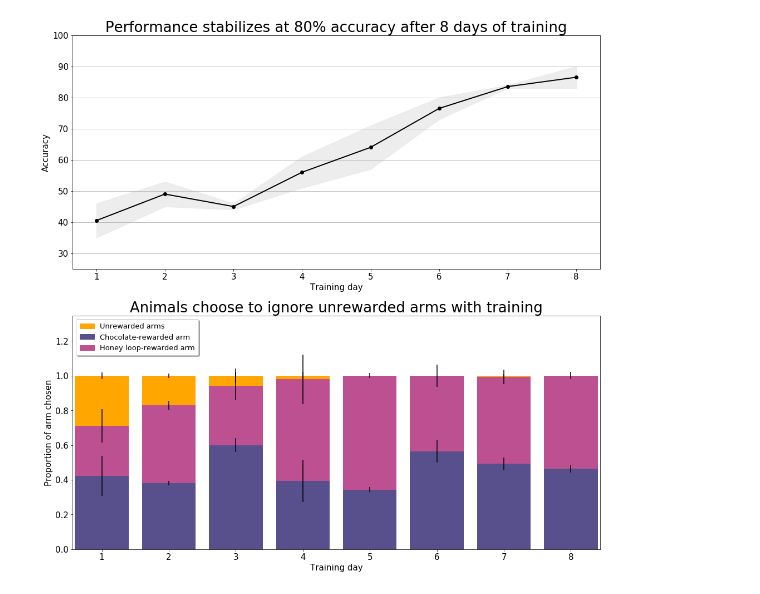
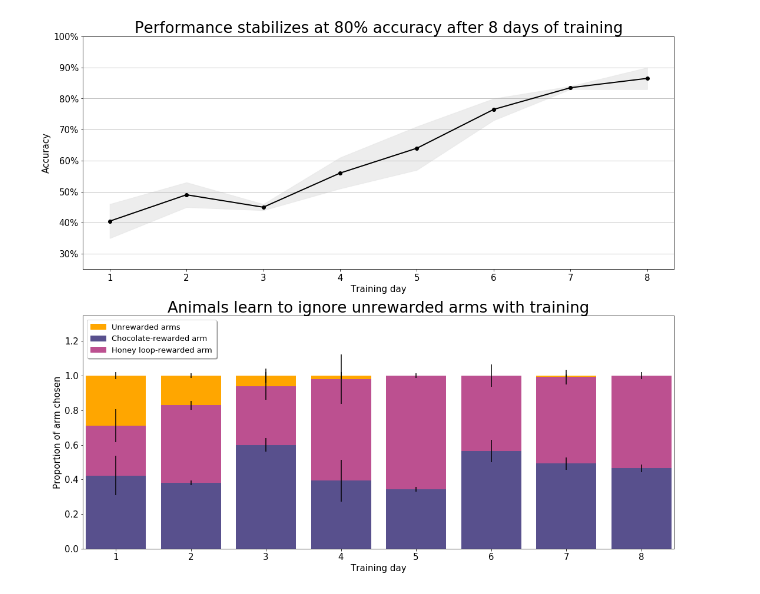
Before and after one commit to shauryagoyall/Andrea-Data, a Jupyter notebook: analyzeBehavior-v3.ipynb, the cells around one changed output. Cells and saved outputs as stored; diff of their text form; code cells hidden in the pictures.

Commit message:
fixed % on y-label for subplot 1, changed title on subplot 2, tried to align x-axes for subplots but didn't succeed

```diff
--- a/analyzeBehavior-v3.ipynb
+++ b/analyzeBehavior-v3.ipynb
@@ -60,7 +61,7 @@ arm_choice_mean = np.mean([arm_choice_JC240[0:8], arm_choice_JC241[0:8]], axis=0
 arm_choice_sem = stats.sem([arm_choice_JC240[0:8], arm_choice_JC241[0:8]], axis=0)
 # %%
 # Plot accuracy and arm choice before third flavor introduced
-fig = plt.figure(figsize=(17,17))
+fig = plt.figure(figsize=(18,16))
 # plt.suptitle("Performance stabilizes at 80% accuracy after 8 days of training", fontsize = 26, y=0.93)
 plt.tight_layout()
 
@@ -72,36 +73,37 @@ ax1 = fig.add_subplot(211)
 ax1.plot(sessions_JC240[0:8], accuracy_mean, color='k', linewidth=2, marker='o') # decided to plot mean instead
 # ax1.errorbar(sessions_JC240[0:8], accuracy_mean, yerr=accuracy_sem) # error bars
 ax1.fill_between(sessions_JC240[0:8], accuracy_mean-accuracy_sem, accuracy_mean+accuracy_sem, color='0.9', alpha=0.7) # standard error shading
 ax1.set_title("Performance stabilizes at 80% accuracy after 8 days of training", fontsize=26)
 ax1.set_xlabel("Training day", fontsize=15)
 ax1.tick_params(labelsize=15)
 ax1.set_ylabel("Accuracy", fontsize=15)
-# ax1.yaxis.set_major_formatter('{x:,.0f}%') # this doesn't run on home computer
+ax1.xaxis.set_major_locator(mtick.MultipleLocator(1))
+# ax1.yaxis.set_major_formatter('{x:,.0f}%') # this doesn't run on laptop
+ax1.yaxis.set_major_formatter(mtick.FormatStrFormatter('%.0f%%')) # runs on laptop
 ax1.set_ylim(25,100)
 ax1.yaxis.grid()
 
 
 # Arm choice
 ax2 = fig.add_subplot(212)
 ax2.bar(sessions_JC240[0:8], arm_choice_mean[0:8,0], color='#58508d', yerr = arm_choice_sem[:,0])
 ax2.bar(sessions_JC240[0:8], arm_choice_mean[0:8,1], color='#bc5090', yerr = arm_choice_sem[:,1], bottom=arm_choice_mean[0:8,0]) # arm 7
 ax2.bar(sessions_JC240[0:8], arm_choice_mean[0:8,2], color='#ffa600', yerr = arm_choice_sem[:,2], bottom=arm_choice_mean[0:8,0]+arm_choice_mean[0:8,1]) # other arms
-# ax2.set_ylim(0,1.4)
-ax2.set_title("Animals choose to ignore unrewarded arms with training", fontsize=26)
+ax2.set_title("Animals learn to ignore unrewarded arms with training", fontsize=26)
 ax2.set_xlabel("Training day", fontsize=15)
 ax2.set_ylabel("Proportion of arm chosen", fontsize=15)
 ax2.tick_params(labelsize=15)
 ax2.yaxis.set_ticks(np.arange(0,1.4,0.2))
 # legend
 chocolate_arm = mpatches.Patch(color='#58508d', label = 'Chocolate-rewarded arm')
 honey_arm = mpatches.Patch(color='#bc5090', label = 'Honey loop-rewarded arm')
 other_arm = mpatches.Patch(color='#ffa600', label = 'Unrewarded arms')
-ax2.margins(x=0.005, y=0.2)
+ax2.margins(x=0.005, y=0.2) # margins
 ax2.legend(handles=[other_arm, chocolate_arm, honey_arm], loc=2, fontsize=13, fancybox=True, shadow=1, borderpad=0.5)
 
 
 plt.show()
 timestamp = datetime.datetime.today().strftime("%Y-%m-%d %H%M%S")
-# plt.savefig("Accuracy and arm choice "+timestamp+".jpg")
+# plt.savefig("Accuracy and arm choice "+timestamp+".pdf")
 # %% [output]
-[figure, old version]
+[figure, new version]
```
Also changed, not shown: parts of 1 cell of this notebook, 2 other files.
